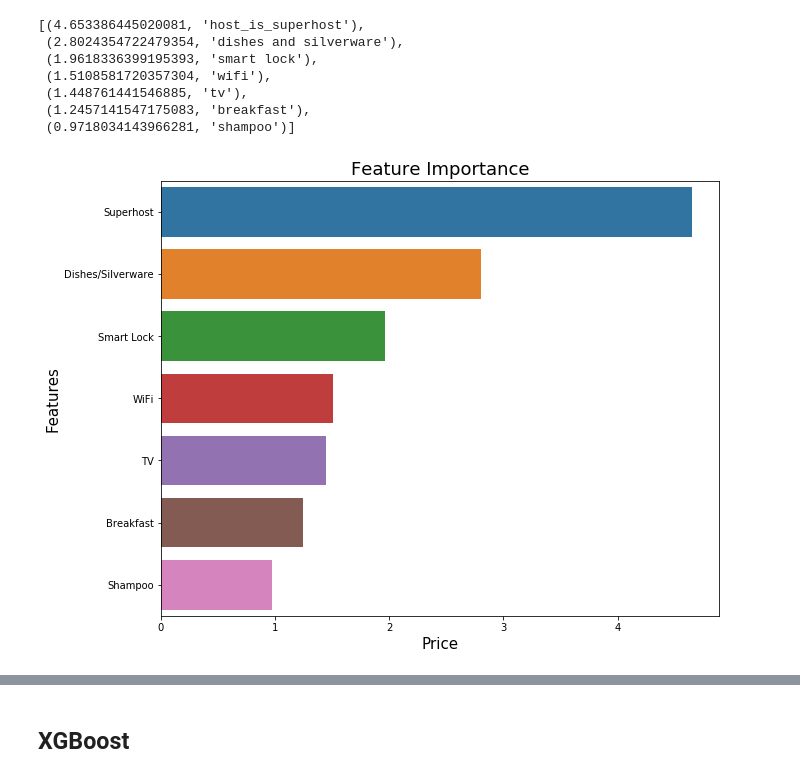
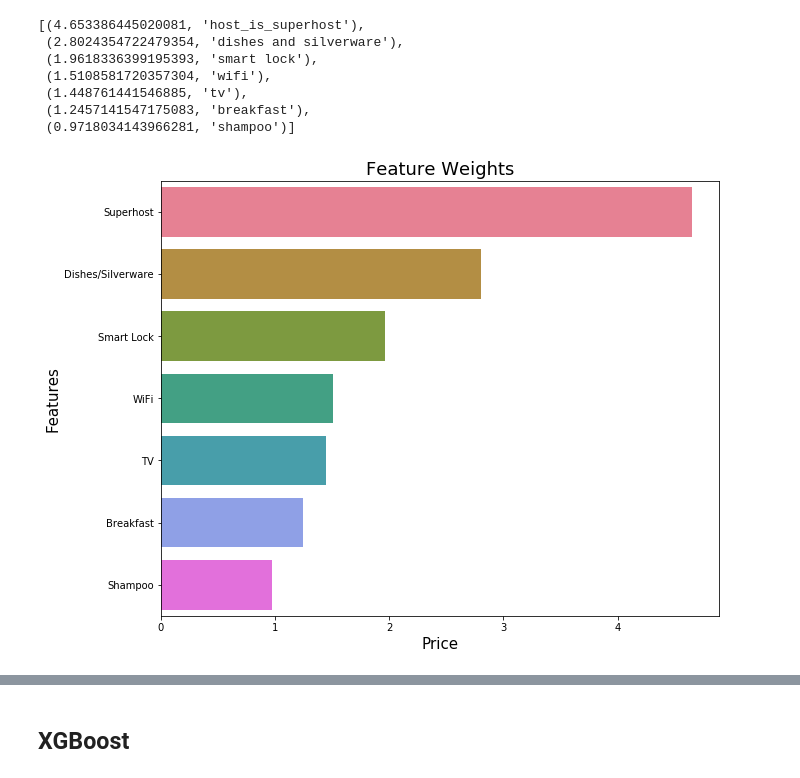
Before and after one commit to AbishekGollapudi/DataProjects, a Jupyter notebook: AirBnB Pricing/02-Modeling.ipynb, the cells around one changed output, grey strips where cells are left out. Cells and saved outputs as stored; diff of their text form; code cells hidden in the pictures.

```diff
--- a/AirBnB Pricing/02-Modeling.ipynb
+++ b/AirBnB Pricing/02-Modeling.ipynb
@@ -161,7 +161,7 @@ drop_feats2 = ['beds',
   'latitude', 'longitude']
 # %%
 X.drop(columns=drop_feats2, inplace=True)
-X.drop(X.columns[[6]], axis=1, inplace=True)
+#X.drop(X.columns[[6]], axis=1, inplace=True)
 # %%
 cols = [x.lower() for x in X.columns.tolist()]
 X.columns = cols
@@ -484,18 +498,18 @@ improvements
 # %%
 x_values = [x[0] for x in improvements]
 y_values = [y[1] for y in improvements]
 
 xtick_list = ['Superhost', 'Dishes/Silverware', 'Smart Lock', 'WiFi', 'TV', 'Breakfast', 'Shampoo']
 fig, ax = plt.subplots(figsize=(10,8))
-ax = sns.barplot(x=x_values, y=y_values)
+ax = sns.barplot(x=x_values, y=y_values, palette=("husl"))
 #ax.set(xticks=xtick_list)
-ax.set_title('Feature Importance', size=18)
+ax.set_title('Feature Weights', size=18)
 ax.set_xlabel('Price', size=15)
 ax.set_yticklabels(xtick_list, size=10)
 ax.set_ylabel('Features', size=15)
 plt.savefig('features', bbox_inches ='tight', dpi = 400)
 # %% [output]
-[figure, old version]
+[figure, new version]
 # %%
 fig, ax = plt.subplots(figsize=(10,5))
 model1['price'].hist(color='#FF585D')
```
Also changed, not shown: parts of 27 cells of this notebook, 3 other files.
